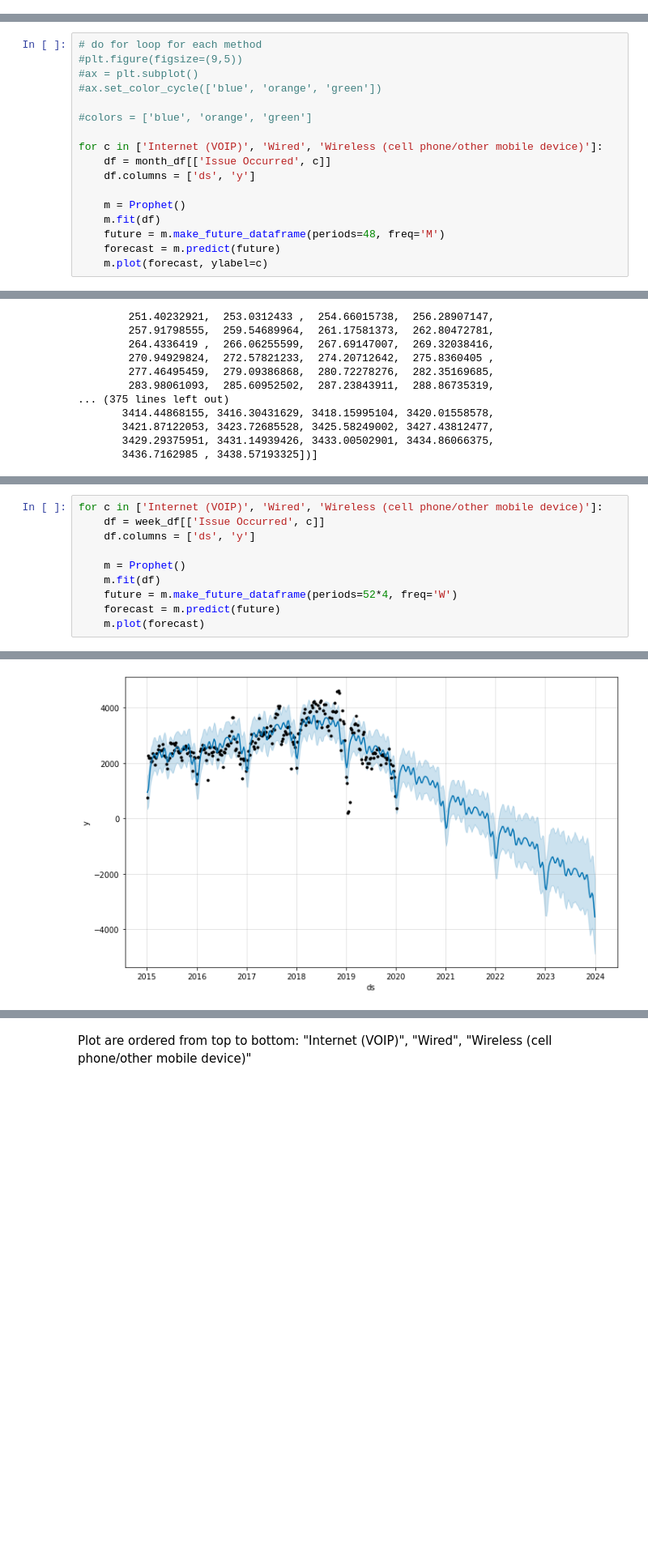
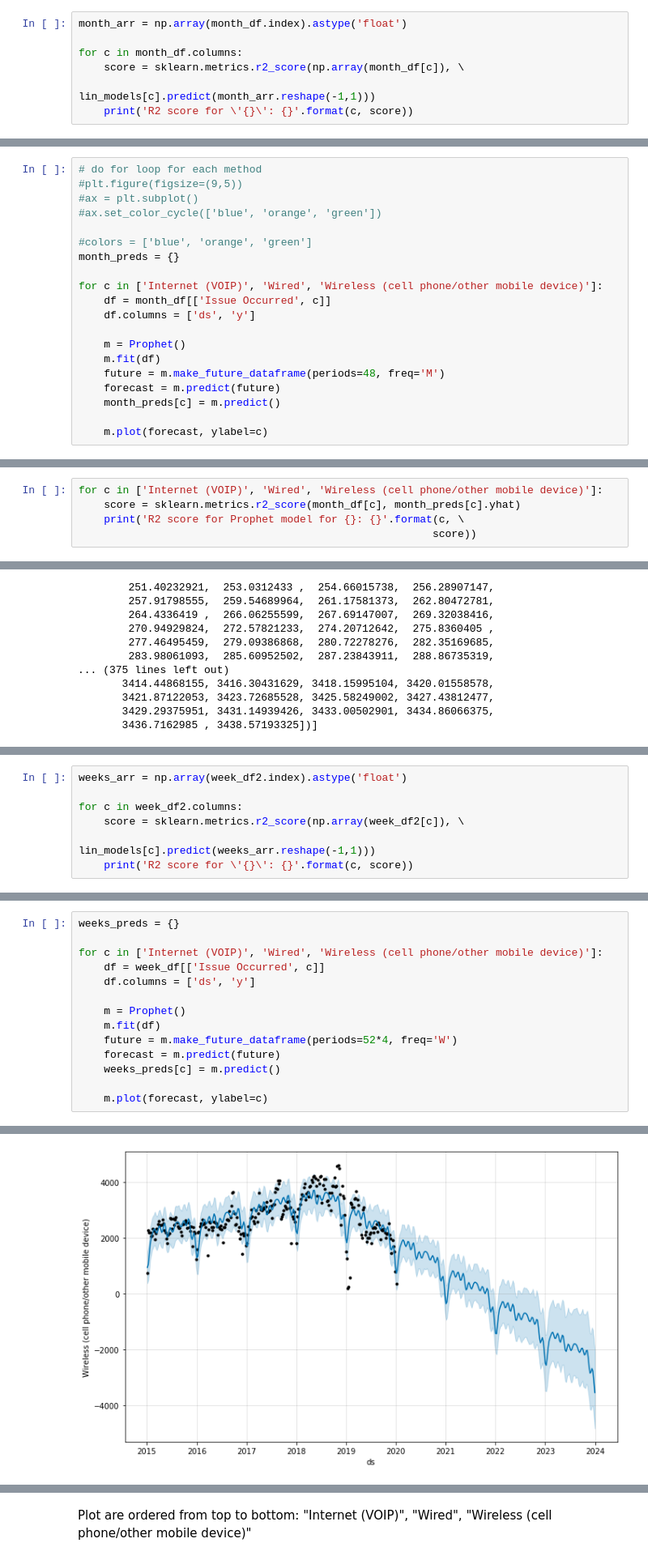
Before and after one commit to sangyeolbaek/SB, a Jupyter notebook: Capstone Project 1/machine_learning_capstone_1.ipynb, the cells around one changed output, grey strips where cells are left out. Shown at 81% size. Cells and saved outputs as stored; diff of their text form; blank space fills up the shorter version.

```diff
--- a/Capstone Project 1/machine_learning_capstone_1.ipynb
+++ b/Capstone Project 1/machine_learning_capstone_1.ipynb
@@ -257,3 +266,10 @@ plt.title('Robocall counts by method per month, with forecasts up to 2024')
 plt.show()
 # %% [output]
 [figure]
+# %%
+month_arr = np.array(month_df.index).astype('float')
+
+for c in month_df.columns:
+    score = sklearn.metrics.r2_score(np.array(month_df[c]), \
+                                             lin_models[c].predict(month_arr.reshape(-1,1)))
+    print('R2 score for \'{}\': {}'.format(c, score))
@@ -303,6 +323,7 @@ plot(self, fcst, ax=None, uncertainty=True, plot_cap=True, xlabel='ds', ylabel='
 #ax.set_color_cycle(['blue', 'orange', 'green'])
 
 #colors = ['blue', 'orange', 'green']
+month_preds = {}
 
 for c in ['Internet (VOIP)', 'Wired', 'Wireless (cell phone/other mobile device)']:
     df = month_df[['Issue Occurred', c]]
@@ -312,6 +333,8 @@ for c in ['Internet (VOIP)', 'Wired', 'Wireless (cell phone/other mobile device)
     m.fit(df)
     future = m.make_future_dataframe(periods=48, freq='M')
     forecast = m.predict(future)
+    month_preds[c] = m.predict()
+
     m.plot(forecast, ylabel=c)
 # %% [output]
 INFO:fbprophet:Disabling weekly seasonality. Run prophet with weekly_seasonality=True to override this.
@@ -327,3 +350,8 @@ INFO:fbprophet:Disabling daily seasonality. Run prophet with daily_seasonality=T
 Plot are ordered from top to bottom: "Internet (VOIP)", "Wired", "Wireless (cell phone/other mobile device)"
 # %% [markdown]
 __Note:__ Please note that the plots are assuming that the COVID-19 pandemic never happened. The number of robocalls are reportedly much lower as the pandemic in America took place.
+# %%
+for c in ['Internet (VOIP)', 'Wired', 'Wireless (cell phone/other mobile device)']:
+    score = sklearn.metrics.r2_score(month_df[c], month_preds[c].yhat)
+    print('R2 score for Prophet model for {}: {}'.format(c, \
+                                                        score))
@@ -420,3 +452,10 @@ plt.title('Robocall counts by method per week, with forecasts up to 2024')
 plt.show()
 # %% [output]
 [figure]
+# %%
+weeks_arr = np.array(week_df2.index).astype('float')
+
+for c in week_df2.columns:
+    score = sklearn.metrics.r2_score(np.array(week_df2[c]), \
+                                             lin_models[c].predict(weeks_arr.reshape(-1,1)))
+    print('R2 score for \'{}\': {}'.format(c, score))
@@ -423,4 +466,6 @@ plt.show()
 # %%
+weeks_preds = {}
+
 for c in ['Internet (VOIP)', 'Wired', 'Wireless (cell phone/other mobile device)']:
     df = week_df[['Issue Occurred', c]]
     df.columns = ['ds', 'y']
@@ -429,7 +474,9 @@ for c in ['Internet (VOIP)', 'Wired', 'Wireless (cell phone/other mobile device)
     m.fit(df)
     future = m.make_future_dataframe(periods=52*4, freq='W')
     forecast = m.predict(future)
-    m.plot(forecast)
+    weeks_preds[c] = m.predict()
+
+    m.plot(forecast, ylabel=c)
 # %% [output]
 INFO:fbprophet:Disabling weekly seasonality. Run prophet with weekly_seasonality=True to override this.
 INFO:fbprophet:Disabling daily seasonality. Run prophet with daily_seasonality=True to override this.
@@ -442 +489 @@ INFO:fbprophet:Disabling daily seasonality. Run prophet with daily_seasonality=T
-[figure, old version]
+[figure, new version]
```
Also changed, not shown: parts of 7 cells of this notebook.
